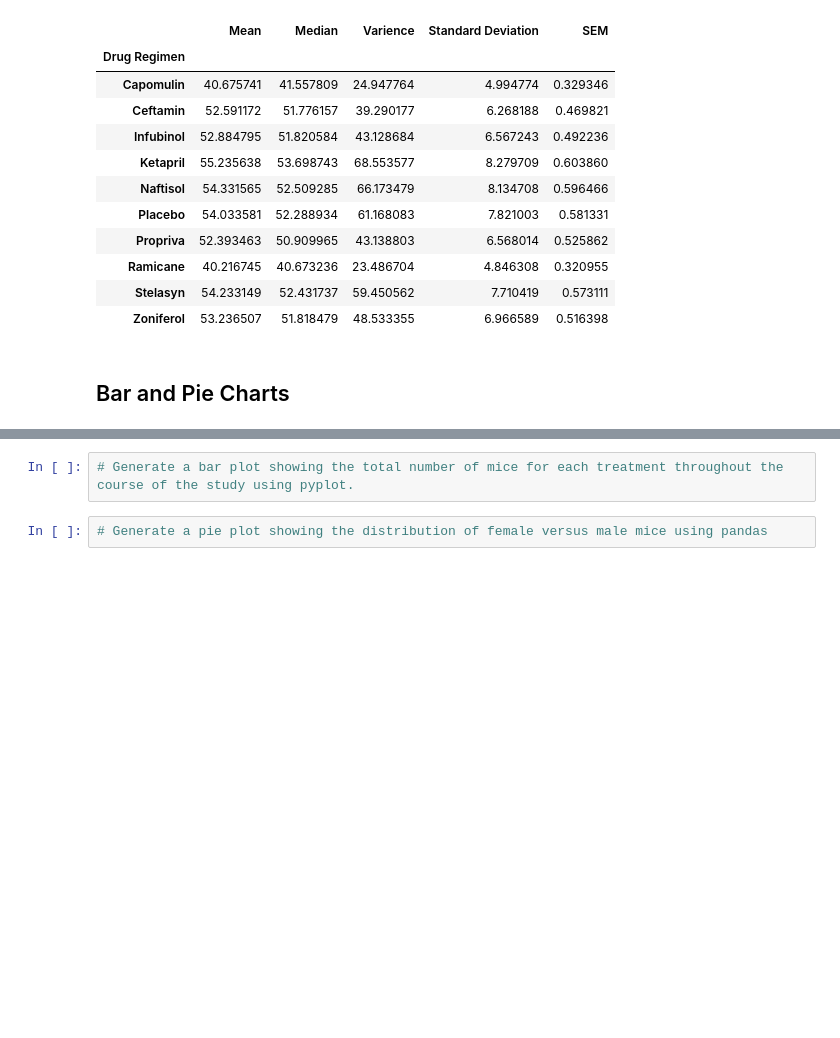
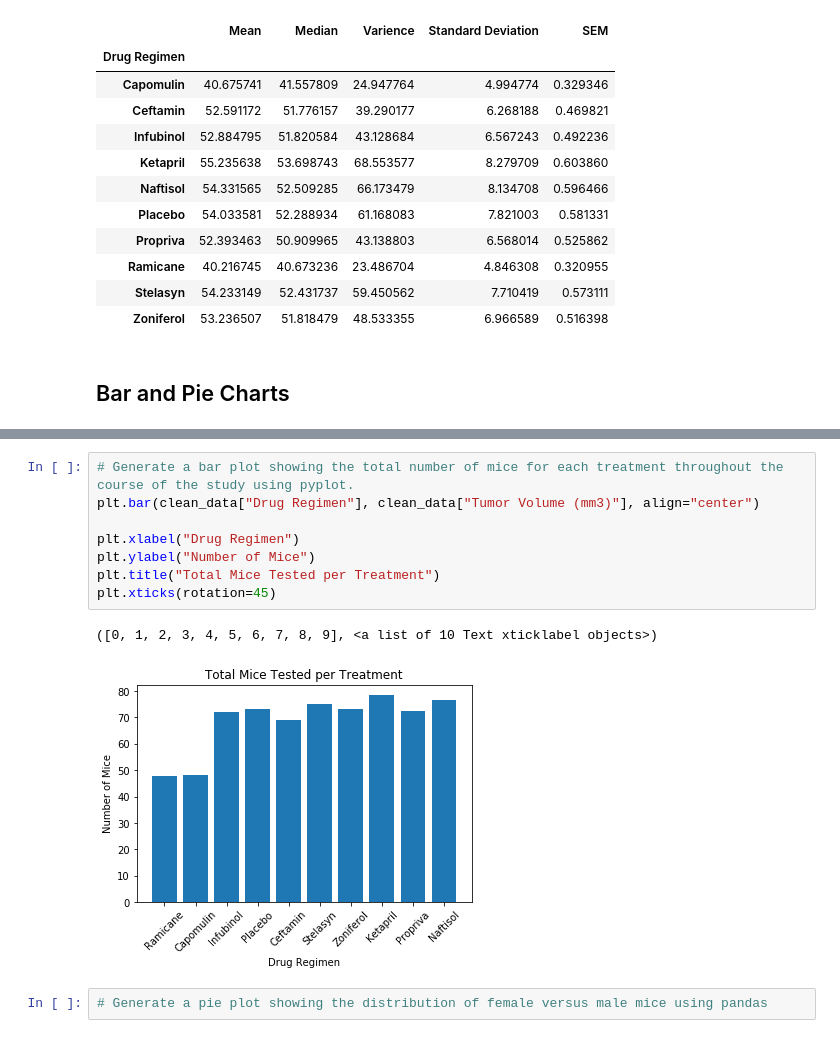
Before and after one commit to hauckc21/Matplotlib-challenge, a Jupyter notebook: Pymaceuticals/pymaceuticals.ipynb, the cells around one changed output, grey strips where cells are left out. Cells and saved outputs as stored; diff of their text form; blank space fills up the shorter version.

```diff
--- a/Pymaceuticals/pymaceuticals.ipynb
+++ b/Pymaceuticals/pymaceuticals.ipynb
@@ -83,5 +91,14 @@ summary_df
 # %%
 # Generate a bar plot showing the total number of mice for each treatment throughout the course of the study using pyplot.
+plt.bar(clean_data["Drug Regimen"], clean_data["Tumor Volume (mm3)"], align="center")
+
+plt.xlabel("Drug Regimen")
+plt.ylabel("Number of Mice")
+plt.title("Total Mice Tested per Treatment")
+plt.xticks(rotation=45)
+# %% [output]
+([0, 1, 2, 3, 4, 5, 6, 7, 8, 9], <a list of 10 Text xticklabel objects>)
+[figure, added]
 # %%
 # Generate a pie plot showing the distribution of female versus male mice using pandas
 # %%
```
Also changed, not shown: parts of 1 cell of this notebook.
